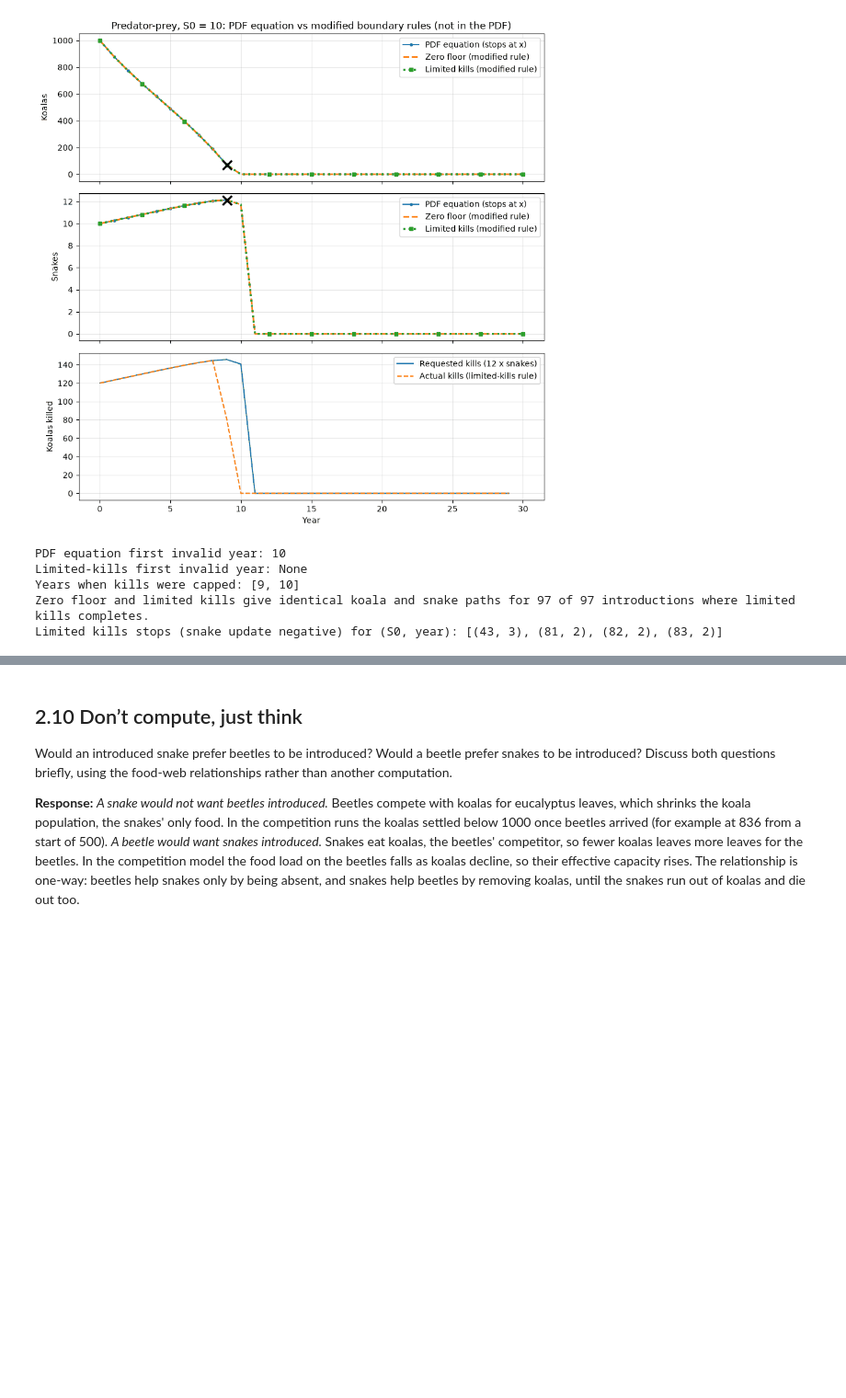
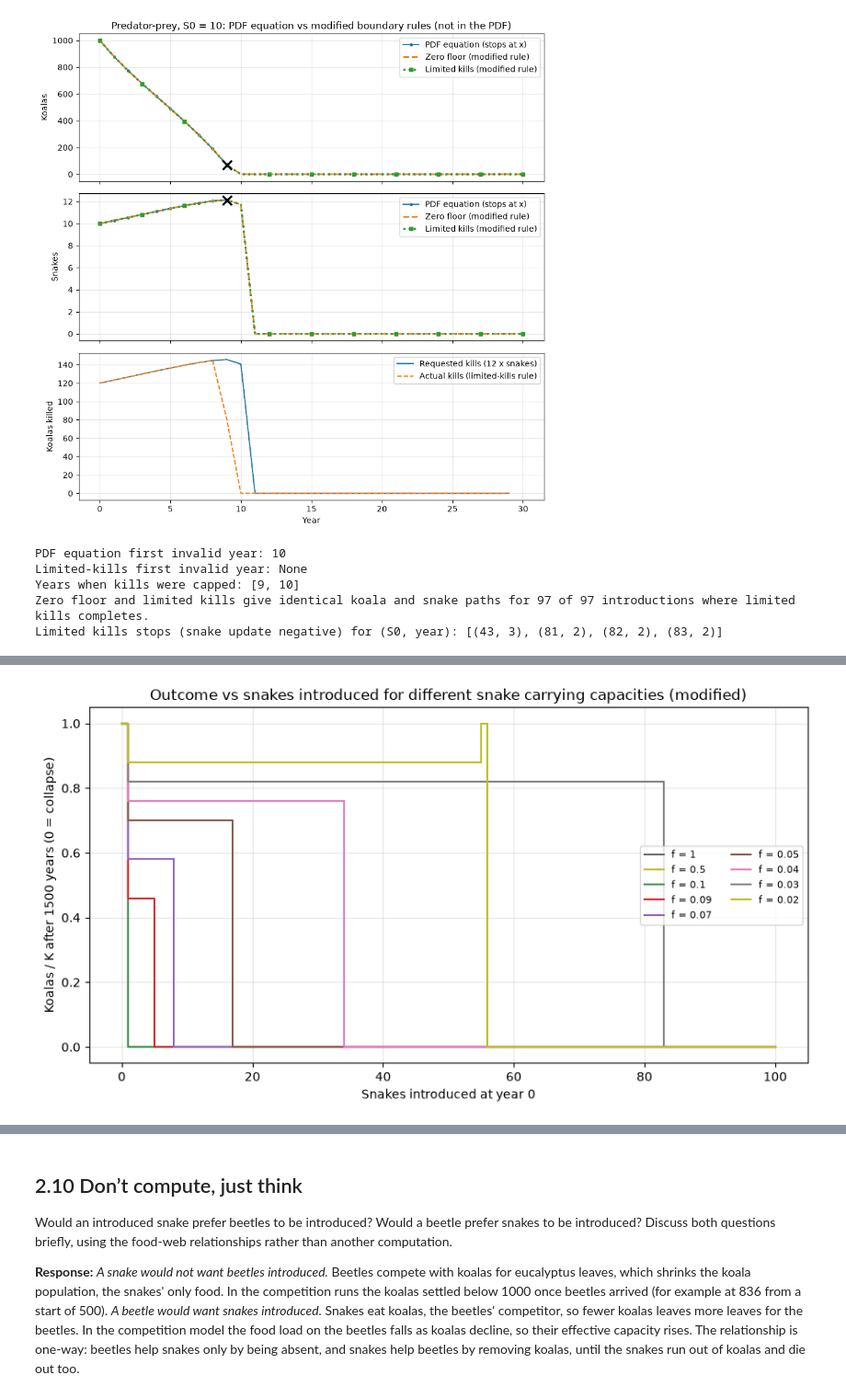
Before and after one commit to AaronScherf/ai-sandbox-master, a Jupyter notebook: ai-sandbox/academic-hub/academic_resources/env-science/labs/lab_4/lab_4_notebook.ipynb, the cells around one changed output, grey strips where cells are left out. Shown at 92% size. Drawn from its saved outputs; the diff is of its cells as text; code cells hidden in the pictures; blank space fills up the shorter version.

```diff
--- a/ai-sandbox/academic-hub/academic_resources/env-science/labs/lab_4/lab_4_notebook.ipynb
+++ b/ai-sandbox/academic-hub/academic_resources/env-science/labs/lab_4/lab_4_notebook.ipynb
@@ -689,0 +695,79 @@ Limited kills stops (snake update negative) for (S0, year): [(43, 3), (81, 2), (
+# %%
+def simulate_predator_prey_capacity(snakes_initial, capacity_fraction, years):
+    """PDF predator-prey update with K_snakes(N) = capacity_fraction * N / 12."""
+    koalas = np.full(years + 1, np.nan)
+    snakes = np.full(years + 1, np.nan)
+    koalas[0], snakes[0] = K_koala, snakes_initial
+    for t in range(years):
+        k, s = koalas[t], snakes[t]
+        snake_capacity = capacity_fraction * k / koalas_eaten_per_snake_year
+        k_next = k + r_koala * k * (1 - k / K_koala) - 12 * s
+        s_next = (s + r_snake * s * (1 - s / snake_capacity)
+                  if snake_capacity > 0 else 0.0)
+        if not np.all(np.isfinite([k_next, s_next])) or min(k_next, s_next) < 0:
+            return koalas, snakes, t + 1
+        koalas[t + 1], snakes[t + 1] = k_next, s_next
+    return koalas, snakes, None
+
+capacity_fractions = [1, 0.5, 0.1, 0.09, 0.07, 0.05, 0.04, 0.03, 0.02]
+capacity_years = 1500
+introductions = np.arange(0, 101)
+def collapse_reason(koalas, snakes, invalid_year):
+    """Which update went negative in the first invalid year."""
+    k, s = koalas[invalid_year - 1], snakes[invalid_year - 1]
+    k_next = k + r_koala * k * (1 - k / K_koala) - 12 * s
+    return "koala" if k_next < 0 else "snake"
+
+fig, ax = plt.subplots(figsize=(9, 5))
+print("f: introductions that avoid collapse | first collapse | lowest koala count of the largest safe introduction | predicted coexistence (koalas / snakes) | end state from S0 = 1")
+for f in capacity_fractions:
+    runs = [simulate_predator_prey_capacity(int(s0), f, capacity_years) for s0 in introductions]
+    survives = np.array([run[2] is None for run in runs])
+    final_koalas = np.array([run[0][-1] / K_koala if ok else 0.0
+                             for run, ok in zip(runs, survives)])
+    ax.plot(introductions, final_koalas, drawstyle="steps-post", label=f"f = {f:g}")
+    safe = introductions[survives]
+    contiguous = safe.size > 0 and np.array_equal(safe, np.arange(safe.size))
+    safe_text = (f"S0 = 0..{safe.max()}" if contiguous else f"S0 = {safe.tolist()}")
+    first_bad = int(introductions[~survives][0])
+    bad_k, bad_s, bad_year = runs[first_bad]
+    lowest = np.nanmin(runs[int(safe.max())][0])
+    if f < r_koala:  # a positive coexistence point exists only when f < r_koala
+        koalas_star = K_koala * (1 - f / r_koala)
+        coexist = f"{koalas_star:.0f} / {f * koalas_star / koalas_eaten_per_snake_year:.2f}"
+    else:
+        coexist = "none"
+    koalas_1, snakes_1, invalid_1 = runs[1]
+    end_1 = (f"collapses in year {invalid_1}" if invalid_1 is not None
+             else f"{koalas_1[-1]:.0f} koalas / {snakes_1[-1]:.2f} snakes")
+    print(f"f = {f:g}: {safe_text} | S0 = {first_bad}, year {bad_year}, "
+          f"{collapse_reason(bad_k, bad_s, bad_year)} update | lowest koalas {lowest:.1f} | "
+          f"{coexist} | {end_1}")
+ax.set(xlabel="Snakes introduced at year 0",
+       ylabel=f"Koalas / K after {capacity_years} years (0 = collapse)",
+       title="Outcome vs snakes introduced for different snake carrying capacities (modified)")
+ax.legend(ncol=2, fontsize=8)
+ax.grid(alpha=0.3)
+plt.tight_layout()
+plt.show()
+
+# Tipping example for f = 0.05: the last safe introduction and the first that collapses.
+fig, axes = plt.subplots(2, 1, figsize=(9, 6), sharex=True)
+for s0 in (16, 17):
+    koalas, snakes, invalid_year = simulate_predator_prey_capacity(s0, 0.05, 150)
+    line, = axes[0].plot(np.arange(151), koalas, label=f"S0 = {s0}")
+    axes[1].plot(np.arange(151), snakes, color=line.get_color(), label=f"S0 = {s0}")
+    if invalid_year is not None:
+        last = invalid_year - 1
+        for ax_, series in ((axes[0], koalas), (axes[1], snakes)):
+            ax_.plot(last, series[last], "x", color=line.get_color(),
+                     markersize=11, markeredgewidth=2.5)
+axes[0].set(ylabel="Koalas", title="f = 0.05: S0 = 16 recovers, S0 = 17 collapses "
+                                    "(x = next value negative, modified model)")
+axes[1].set(xlabel="Year", ylabel="Snakes")
+for ax_ in axes:
+    ax_.legend()
+    ax_.grid(alpha=0.3)
+plt.tight_layout()
+plt.show()
+# %% [output]
@@ -689,0 +784 @@ Limited kills stops (snake update negative) for (S0, year): [(43, 3), (81, 2), (
+[figure, added]
```
Also changed, not shown: parts of 13 cells of this notebook.
